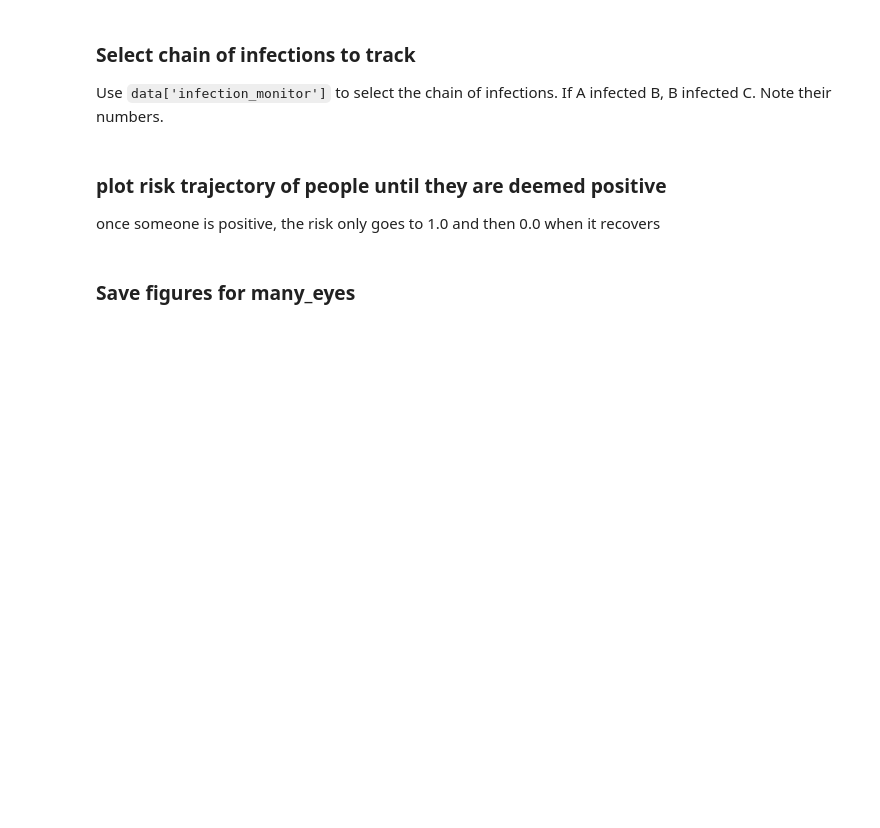
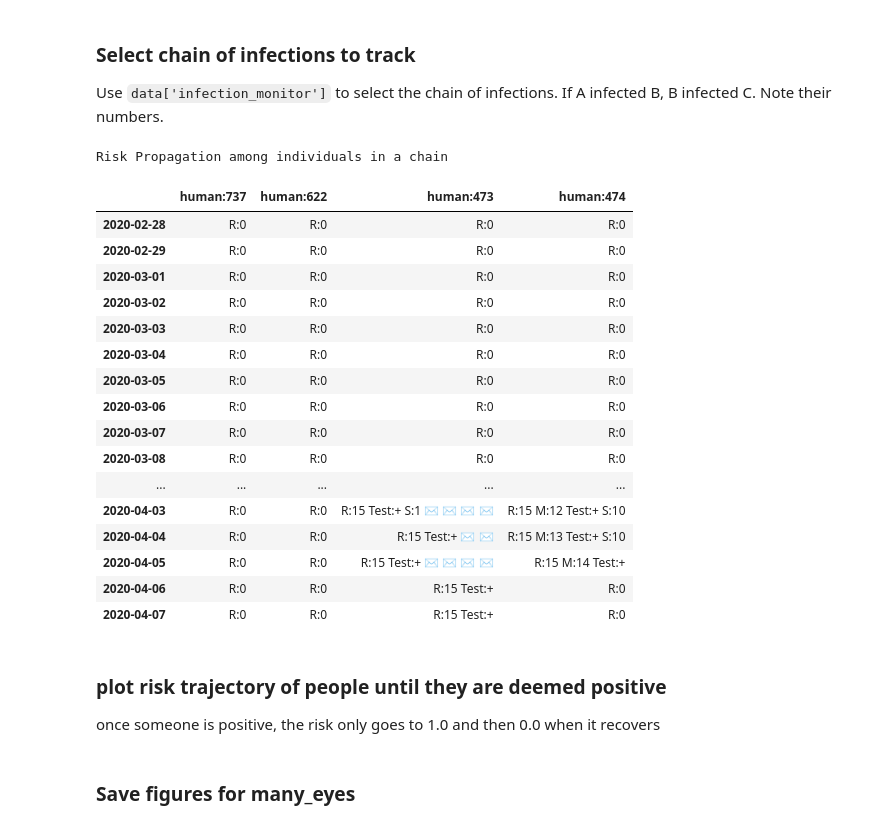
Before and after one commit to mila-iqia/COVI-AgentSim, a Jupyter notebook: notebooks/spy_humans.ipynb, the cells around one changed output. Cells and saved outputs as stored; diff of their text form; code cells hidden in the pictures; blank space fills up the shorter version.

Commit message:
update risk level logic

```diff
--- a/notebooks/spy_humans.ipynb
+++ b/notebooks/spy_humans.ipynb
@@ -170,6 +170,10 @@ import random
 
 def get_random_chain(infection_chain):
     start = random.choice(range(len(infection_chain)))
+
+    # location contamination
+    if not infection_chain[start][0]:
+        return get_random_chain(infection_chain)
 
     infector_chain = []
     infector_chain.append(infection_chain[start][0])
@@ -187,6 +191,27 @@ def get_random_chain(infection_chain):
 from IPython.display import HTML
 ids = get_random_chain(infection_chain)
 df = spy_pro(ids)
+# %%
+df
+# %% [output]
+Risk Propagation among individuals in a chain
+|  | human:737 | human:622 | human:473 | human:474 |
+| 2020-02-28 | R:0 | R:0 | R:0 | R:0 |
+| 2020-02-29 | R:0 | R:0 | R:0 | R:0 |
+| 2020-03-01 | R:0 | R:0 | R:0 | R:0 |
+| 2020-03-02 | R:0 | R:0 | R:0 | R:0 |
+| 2020-03-03 | R:0 | R:0 | R:0 | R:0 |
+| 2020-03-04 | R:0 | R:0 | R:0 | R:0 |
+| 2020-03-05 | R:0 | R:0 | R:0 | R:0 |
+| 2020-03-06 | R:0 | R:0 | R:0 | R:0 |
+| 2020-03-07 | R:0 | R:0 | R:0 | R:0 |
+| 2020-03-08 | R:0 | R:0 | R:0 | R:0 |
+| ... | ... | ... | ... | ... |
+| 2020-04-03 | R:0 | R:0 | R:15 Test:+ S:1 ✉ ✉ ✉ ✉ | R:15 M:12 Test:+ S:10 |
+| 2020-04-04 | R:0 | R:0 | R:15 Test:+ ✉ ✉ | R:15 M:13 Test:+ S:10 |
+| 2020-04-05 | R:0 | R:0 | R:15 Test:+ ✉ ✉ ✉ ✉ | R:15 M:14 Test:+ |
+| 2020-04-06 | R:0 | R:0 | R:15 Test:+ | R:0 |
+| 2020-04-07 | R:0 | R:0 | R:15 Test:+ | R:0 |
 # %% [markdown]
 ### plot risk trajectory of people until they are deemed positive
 once someone is positive, the risk only goes to 1.0 and then 0.0 when it recovers
```
Also changed, not shown: parts of 1 cell of this notebook, 4 other files.
